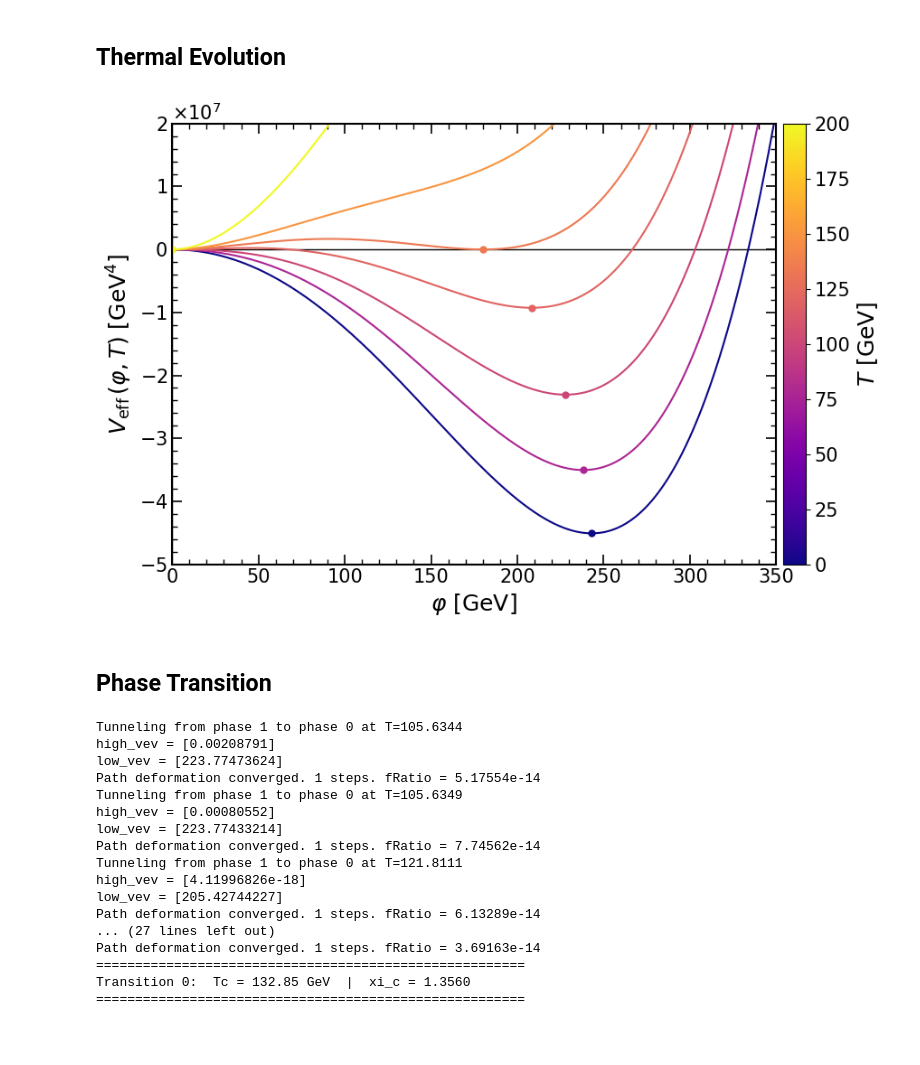
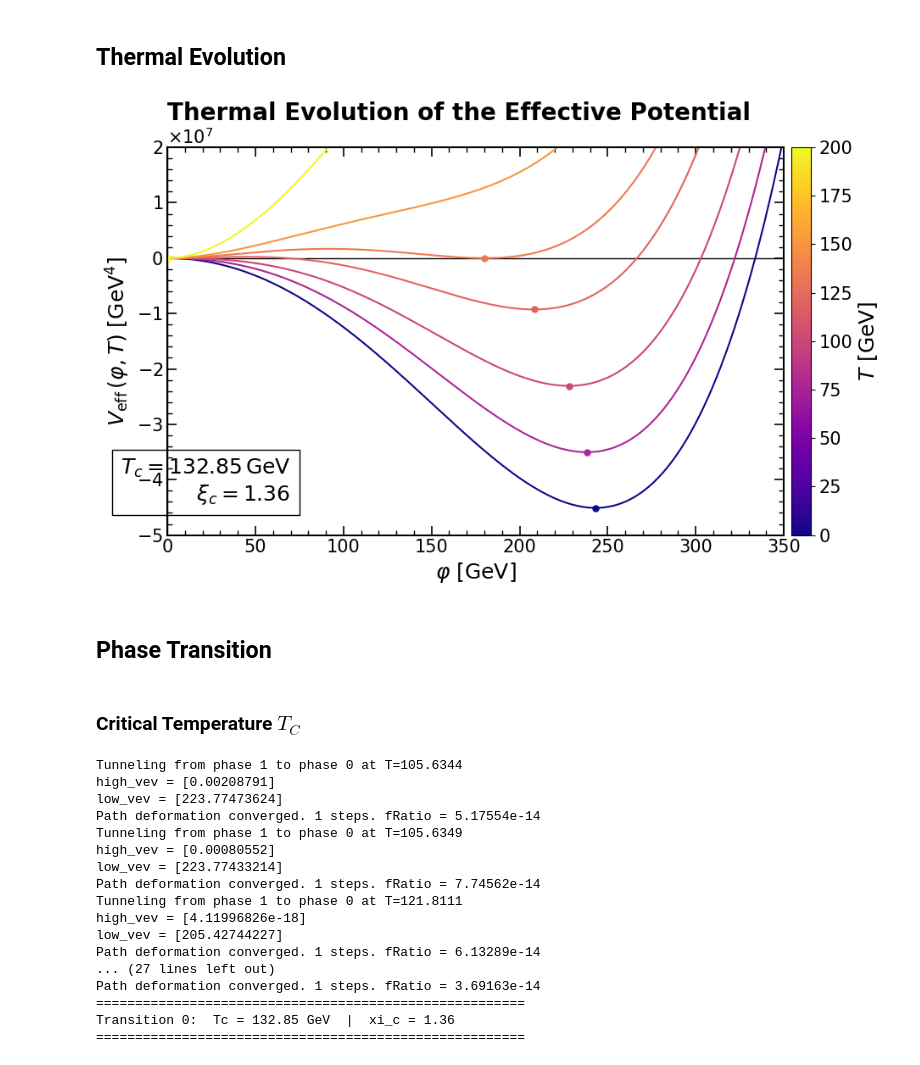
Before and after one commit to Diego-gt-phys/TFM-Repository, a Jupyter notebook: CosmoTransitions/Abelian_Analysis.ipynb, the cells around one changed output. Saved outputs shown, nothing was run; the diff lists cells and outputs as text; code cells hidden in the pictures; blank space fills up the shorter version.

```diff
--- a/CosmoTransitions/Abelian_Analysis.ipynb
+++ b/CosmoTransitions/Abelian_Analysis.ipynb
@@ -104,7 +105,7 @@ cmap  = plt.cm.plasma
 norm  = Normalize(vmin=0, vmax=T_vals.max())
 sm    = ScalarMappable(cmap=cmap, norm=norm)
 
-fig, ax = plt.subplots(figsize=(9, 6))
+fig, ax = plt.subplots(figsize=(9.7, 6))
 
 ax.axhline(0, color='k', lw=1, ls='-')
 ax.axvline(0, color='k', lw=1, ls='-')
@@ -122,33 +123,47 @@ for T in T_vals:
     phi_min = phi_vals[mask][idx]
     V_min   = V[mask][idx]
     ax.plot(phi_min, V_min-model.Vtot(np.array([[0.0]]), T), 'o', color=color, ms=5)
 
 ax.set_xlim(0, 350)
 ax.set_ylim(-5e7,2e7)
 
 ax.set_xlabel(r'$\varphi$ $\left[\mathrm{GeV}\right]$', fontsize=18)
 ax.set_ylabel(r'$V_\mathrm{eff}\,(\varphi, T)$ $\left[\mathrm{GeV^4}\right]$', fontsize=18)
 
 ax.yaxis.set_major_formatter(ScalarFormatter(useMathText=True))
 ax.ticklabel_format(style='sci', axis='y', scilimits=(-2, 2))
 ax.yaxis.get_offset_text().set_fontsize(15)
 for spine in ax.spines.values():
     spine.set_linewidth(1.5)
 
 # Configure ticks
 ax.tick_params(axis='both', which='major', direction='in', length=8, width=1.2, labelsize=15, top=True, right=True)
 ax.tick_params(axis='both', which='minor', direction='in', length=4, width=1, labelsize=15, top=True, right=True)
 ax.minorticks_on()
 
 cbar = fig.colorbar(sm, ax=ax, pad=0.01)
 cbar.set_label(r'$T\ [\mathrm{GeV}]$', fontsize=18)
 cbar.ax.tick_params(labelsize=15)
 
+annotation = (
+    rf"$T_c   = 132.85 \, \mathrm{{GeV}}$"  "\n"
+    rf"$\xi_c = 1.36$"
+)
+ax.text(
+    0.2, 0.2, annotation,
+    transform=ax.transAxes,
+    fontsize=18,
+    verticalalignment='top',
+    horizontalalignment='right',
+    bbox=dict(boxstyle='square,pad=0.4', facecolor='none', edgecolor='black', linewidth=1)
+)
+
+plt.title(r"Thermal Evolution of the Effective Potential", loc='left', fontsize=20, fontweight='bold')
 plt.tight_layout()
 plt.savefig("figures\Abelian_Thermal.pdf", format="pdf", bbox_inches="tight")
 
 plt.show()
 # %% [output]
-[figure, old version]
+[figure, new version]
 # %% [markdown]
 ## Phase Transition
@@ -157,3 +170,5 @@ plt.show()
+# %% [markdown]
+### Critical Temperature $T_C$
 # %%
 # Find T_c & Transition strength
 model.findAllTransitions()
@@ -164,7 +179,7 @@ for i, trans in enumerate(model.TnTrans):
     low  = trans["crit_trans"]['low_vev']
     xi_c = abs(low[0] - high[0]) / Tc
     print("=======================================================")
-    print(f"Transition {i}:  Tc = {Tc:.2f} GeV  |  xi_c = {xi_c:.4f}")
+    print(f"Transition {i}:  Tc = {Tc:.2f} GeV  |  xi_c = {xi_c:.2f}")
     print("=======================================================")
 # %% [output]
 Tunneling from phase 1 to phase 0 at T=105.6344
@@ -182,5 +197,5 @@ Path deformation converged. 1 steps. fRatio = 6.13289e-14
 ... (27 lines left out)
 Path deformation converged. 1 steps. fRatio = 3.69163e-14
 =======================================================
-Transition 0:  Tc = 132.85 GeV  |  xi_c = 1.3560
+Transition 0:  Tc = 132.85 GeV  |  xi_c = 1.36
 =======================================================
```
Also changed, not shown: parts of 2 cells of this notebook, 3 other files.
